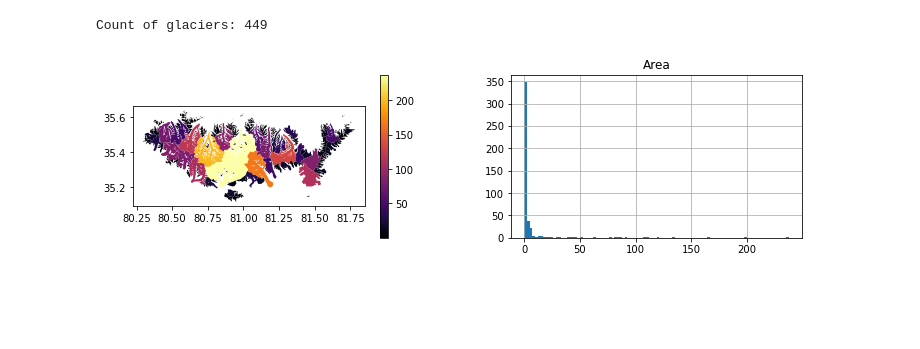
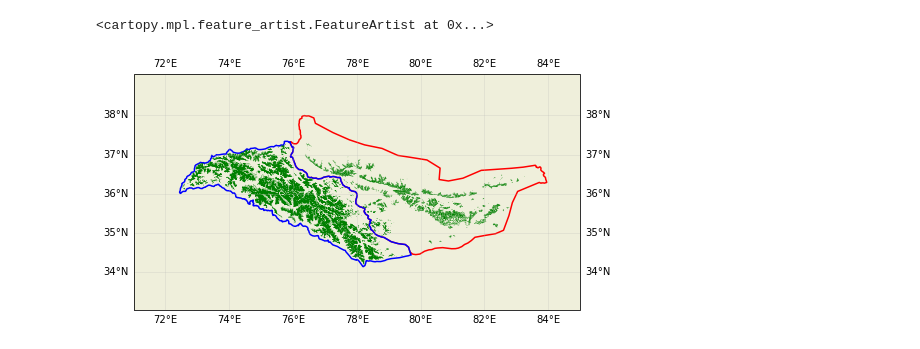
Before and after one commit to xinluo2018/Glacier-in-SETP, a Jupyter notebook: visual/study_area.ipynb, the cells around one changed output. Saved outputs shown, nothing was run; the diff lists cells and outputs as text; code cells hidden in the pictures; blank space fills up the shorter version.

```diff
--- a/visual/study_area.ipynb
+++ b/visual/study_area.ipynb
@@ -83,10 +49,29 @@ rgi60_wkunlun.plot(ax=ax1, linewidth=1, color='none',\
-# %%
-### statics of the glaciers
-fig, ax = plt.subplots(1, 2, figsize=(12, 3))
-rgi60_wkunlun.plot('Area', ax=ax[0], markersize=1,\
-                              cmap='inferno', legend=True);
-hist = rgi60_wkunlun.hist(ax=ax[1], column='Area', bins=100)
-print('Count of glaciers:',rgi60_wkunlun.shape[0])
-# %% [output]
-Count of glaciers: 449
-[figure, removed]
+# %%
+fig = plt.figure(figsize=(8, 8))
+ax = fig.add_subplot(1, 1, 1, projection=ccrs.Mercator())
+ax.set_extent([71, 85, 33.0, 39.0])
+ax.add_feature(cfeature.LAND);
+ax.gridlines(draw_labels=True, linewidth=0.5, alpha=0.4, zorder=1)
+
+## 1. wkunlun boundary
+shp_fea = cfeature.ShapelyFeature(Reader(path_wkunlun_vec).geometries(), \
+                      crs=ccrs.PlateCarree(), edgecolor='red', linewidth=1.5, facecolor='none')
+ax.add_feature(shp_fea, zorder=0)
+
+## 2. karakoram boundary
+shp_fea = cfeature.ShapelyFeature(Reader(path_karakoram_vec).geometries(), \
+                      crs=ccrs.PlateCarree(), edgecolor='blue', linewidth=1.5, facecolor='none')
+ax.add_feature(shp_fea, zorder=0)
+
+## 3. wkunlun glaciers (rgi60); note: very slow
+shp_fea = cfeature.ShapelyFeature(Reader(path_wkunlun_rgi60).geometries(), \
+                      crs=ccrs.PlateCarree(), edgecolor='green', linewidth=0.2, facecolor='none')
+ax.add_feature(shp_fea, zorder=0)
+
+## 4. karakoram glaciers (rgi60)
+shp_fea = cfeature.ShapelyFeature(Reader(path_karakoram_rgi60).geometries(), \
+                      crs=ccrs.PlateCarree(), edgecolor='green', linewidth=0.2, facecolor='none')
+ax.add_feature(shp_fea, zorder=0)
+# %% [output]
+<cartopy.mpl.feature_artist.FeatureArtist at 0x...>
+[figure, added]
```
Also changed, not shown: parts of 11 cells of this notebook, 30 other files.
